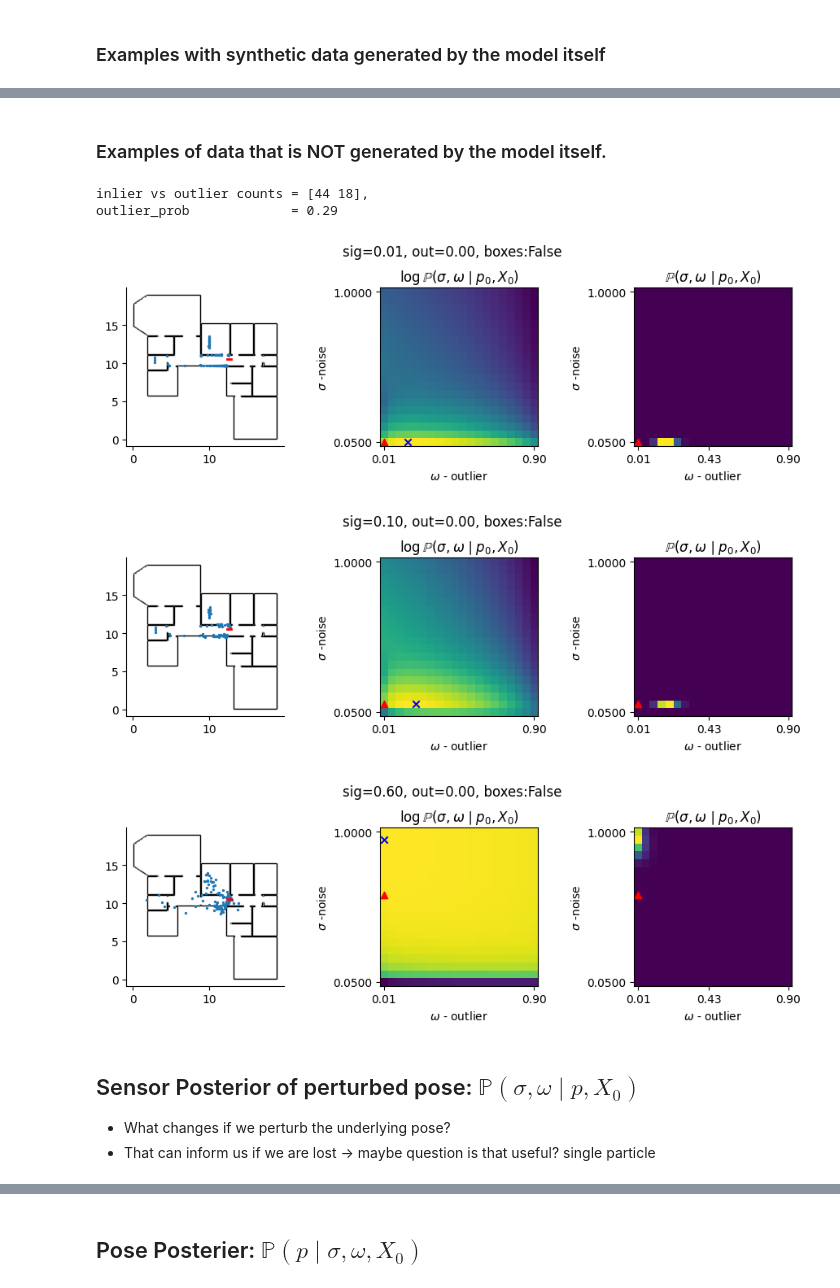
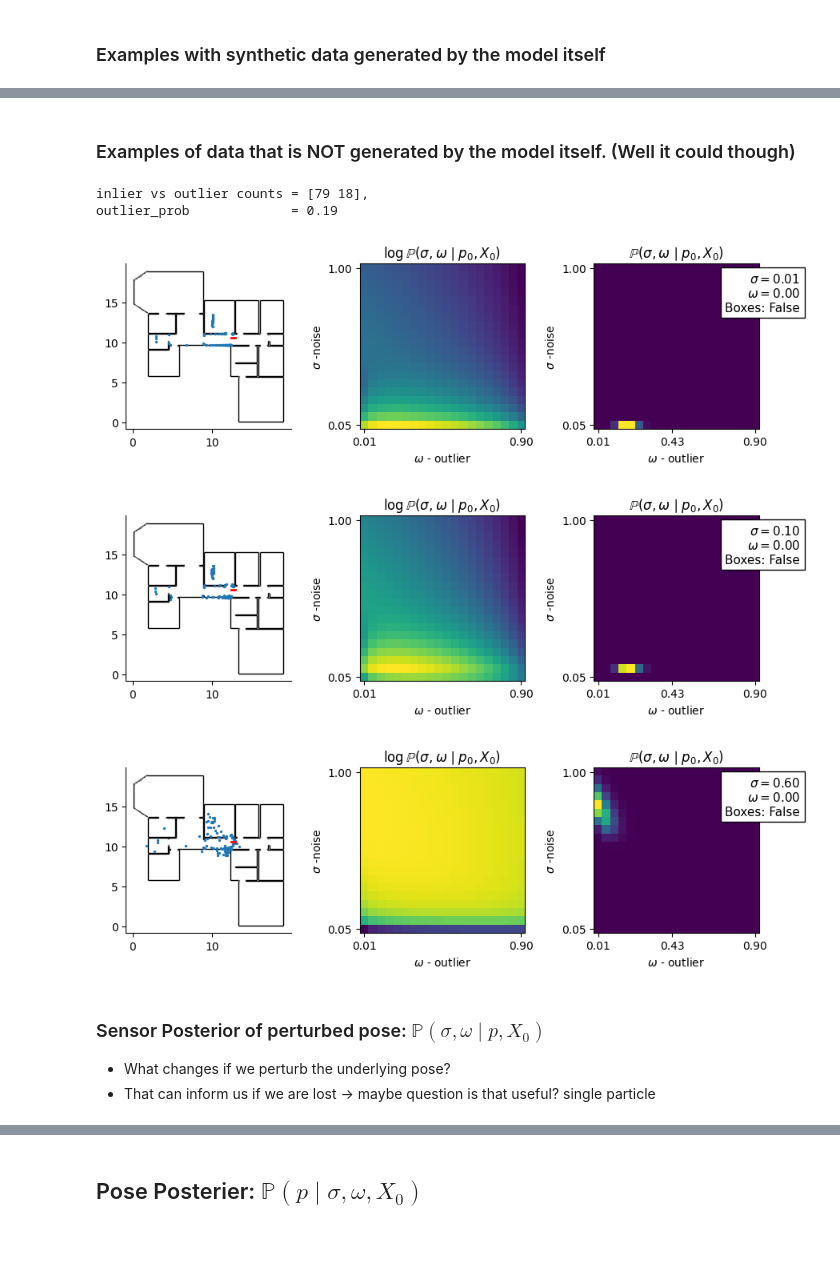
Before and after one commit to probcomp/chi-sight-mkl, a Jupyter notebook: notebooks/22 - Hierarchical Sensor Model - Teaching.ipynb, the cells around one changed output, grey strips where cells are left out. Saved outputs shown, nothing was run; the diff lists cells and outputs as text; code cells hidden in the pictures; blank space fills up the shorter version.

```diff
--- a/notebooks/22 - Hierarchical Sensor Model - Teaching.ipynb
+++ b/notebooks/22 - Hierarchical Sensor Model - Teaching.ipynb
@@ -404,6 +466,7 @@ warning: Linking two modules of different target triples: 'LLVMDialectModule' is
 ## Vector Grid
 # %%
 def get_linear_grid(shape, bounds, flat=False):
+    """Create a (linear) grid of a given shape and bounds."""
 
     linspaces = [jnp.linspace(*b, d) for b,d in zip(bounds, shape)]
     vs = jnp.stack(jnp.meshgrid(*linspaces, indexing='ij'), axis=-1)
@@ -425,7 +492,7 @@ plot_poses(vs, sc, linewidth=1)
 # %%
-def _eval_sensor(key, tr, inds, sig, out):
+def _eval_sensor(key, tr, use_boxes, sig, out):
     ch = choice_map({'sig': sig, 'outlier': out})
-    args = (inds,)
+    args = (use_boxes,)
     (_, _, tr_, _) = tr.update(key, ch, argdiffs(args))
     return tr_.get_score()
 
@@ -433,11 +500,11 @@ def _eval_sensor(key, tr, inds, sig, out):
 eval_sensor = jax.jit(jax.vmap(_eval_sensor, in_axes=(None, None, None, 0, 0)))
 # %%
 # TODO: Add coloring to the scatter plot, either by logprob or by outlier.
-def sensor_posterior_experiment(key, t0, sig0, out0, use_boxes = True, figsize=(9,3)):
+def sensor_posterior_experiment(key, t0, sig0, out0, use_boxes, figsize=(9,3)):
 
     key = keysplit(key)
     p0  = _ps[t0]
-    tr0 = create_ground_truth(key, p0, sig0, out0, jnp.array([0,1]))
+    tr0 = create_ground_truth(key, p0, sig0, out0, use_boxes=True)
 
     shape = (20,20)
     grid = get_linear_grid(shape, ((0.05, 1.), (1e-2, .9)), flat=False)
@@ -445,13 +512,12 @@ def sensor_posterior_experiment(key, t0, sig0, out0, use_boxes = True, figsize=(
     outs = grid[...,1]
 
     key    = keysplit(key)
-    inds = jnp.array([0,1]) if use_boxes else jnp.array([0])
-    scores = eval_sensor(key, tr0, inds, sigs.ravel(), outs.ravel())
+    scores = eval_sensor(key, tr0, use_boxes, sigs.ravel(), outs.ravel())
 
 
     # =================================
-    fig, axs = plt.subplots(1,3, figsize=figsize)
-    plt.suptitle(f"sig={sig0:0.2f}, out={out0:0.2f}, boxes:{use_boxes}")
+    fig, axs = plt.subplots(1,3, figsize=figsize, width_ratios=[1,1,1])
+    # plt.suptitle(f"sig={sig0:0.2f}, out={out0:0.2f}, boxes:{use_boxes}")
     plot_tr(tr0, ax=axs[0], boxes=use_boxes, size=2, c="r")
 
 
@@ -465,16 +531,16 @@ def sensor_posterior_experiment(key, t0, sig0, out0, use_boxes = True, figsize=(
         xticklabels=[f"{v:0.2f}" for v in grid[0,[0, shape[1]-1],1]],
         ylabel="$\sigma$ -noise",
         yticks=[0, shape[0]-1],
-        yticklabels=[f"{v:0.4f}" for v in grid[[0, shape[0]-1],0,0]],
+        yticklabels=[f"{v:0.2f}" for v in grid[[0, shape[0]-1],0,0]],
     )
 
-    i0 = np.argmin(jnp.abs(grid[:, 0, 0]-sig0))
-    i1 = np.argmin(jnp.abs(grid[0, :, 1]-out0))
-    I = jnp.unravel_index(jnp.argmax(scores), shape)
-    axs[1].scatter(i1,i0, c="r", marker="^")
+    # i0 = np.argmin(jnp.abs(grid[:, 0, 0]-sig0))
+    # i1 = np.argmin(jnp.abs(grid[0, :, 1]-out0))
+    # I = jnp.unravel_index(jnp.argmax(scores), shape)
+    # axs[1].scatter(i1,i0, c="r", marker=".")
 
-    Imax = jnp.unravel_index(jnp.argmax(scores), shape)
-    axs[1].scatter(Imax[1],Imax[0], c="b", marker="x")
+    # Imax = jnp.unravel_index(jnp.argmax(scores), shape)
+    # axs[1].scatter(Imax[1],Imax[0], c="b", marker="x")
 
     axs[2].set_title("$\mathbb{P}(\sigma, \omega \mid p_0, X_0)$")
     im = scores.reshape(grid.shape[:-1])
@@ -490,10 +556,15 @@ def sensor_posterior_experiment(key, t0, sig0, out0, use_boxes = True, figsize=(
         xticklabels=[f"{v:0.2f}" for v in grid[0,xticks,1]],
         ylabel="$\sigma$ -noise",
         yticks=[0, shape[0]-1],
-        yticklabels=[f"{v:0.4f}" for v in grid[[0, shape[0]-1],0,0]],
+        yticklabels=[f"{v:0.2f}" for v in grid[[0, shape[0]-1],0,0]],
     )
-    axs[2].scatter(i1,i0, c="r", marker="^")
-    # axs[2].scatter(Imax[1],Imax[0], c="b", marker="x")
+    # axs[2].scatter(i1,i0, c="r", marker=".")
+
+    ax = axs[2]
+    ax.text(1.25, 0.95, f"$\sigma = ${sig0:0.2f}\n$\omega = ${out0:0.2f}\nBoxes: {use_boxes}", transform=ax.transAxes, fontsize=11,
+                        verticalalignment='top',
+                        horizontalalignment='right',
+                        bbox=dict(facecolor='w', alpha=1.))
     fig.tight_layout()
 # %%
 key = keysplit(key)
@@ -518,24 +590,25 @@ for sig0, out0 in [(0.1,0.1),(0.5,0.3),(0.5,0.6)]:
 # %% [markdown]
-### Examples of data that is NOT generated by the model itself.
+### Examples of data that is NOT generated by the model itself. (Well it could though)
 # %%
 t0 = 15
 counts = inlier_vs_outlier_counts(t0)
-print(f"""
+console.print(f"""
 inlier vs outlier counts = {counts},
 outlier_prob             = {counts[1]/jnp.sum(counts):0.2f}
 """)
 out0 = 0.001
 use_boxes = False
 for sig0 in [1e-2, 1e-1, 0.6]:
+    key = keysplit(key)
     sensor_posterior_experiment(key, t0, sig0, out0, use_boxes)
 # %% [output]
-inlier vs outlier counts = [44 18],
-outlier_prob             = 0.29
+inlier vs outlier counts = [79 18],
+outlier_prob             = 0.19
-[figure, old version]
+[figure, new version]
-[figure, old version]
+[figure, new version]
-[figure, old version]
+[figure, new version]
 # %% [markdown]
-## Sensor Posterior of perturbed pose:  $\mathbb{P}(\sigma, \omega \mid p, X_0)$
+### Sensor Posterior of perturbed pose:  $\mathbb{P}(\sigma, \omega \mid p, X_0)$
 - What changes if we perturb the underlying pose?
 - That can inform us if we are lost -> maybe question is that useful? single particle
 # %%
```
Also changed, not shown: parts of 58 cells of this notebook, 2 other files.
